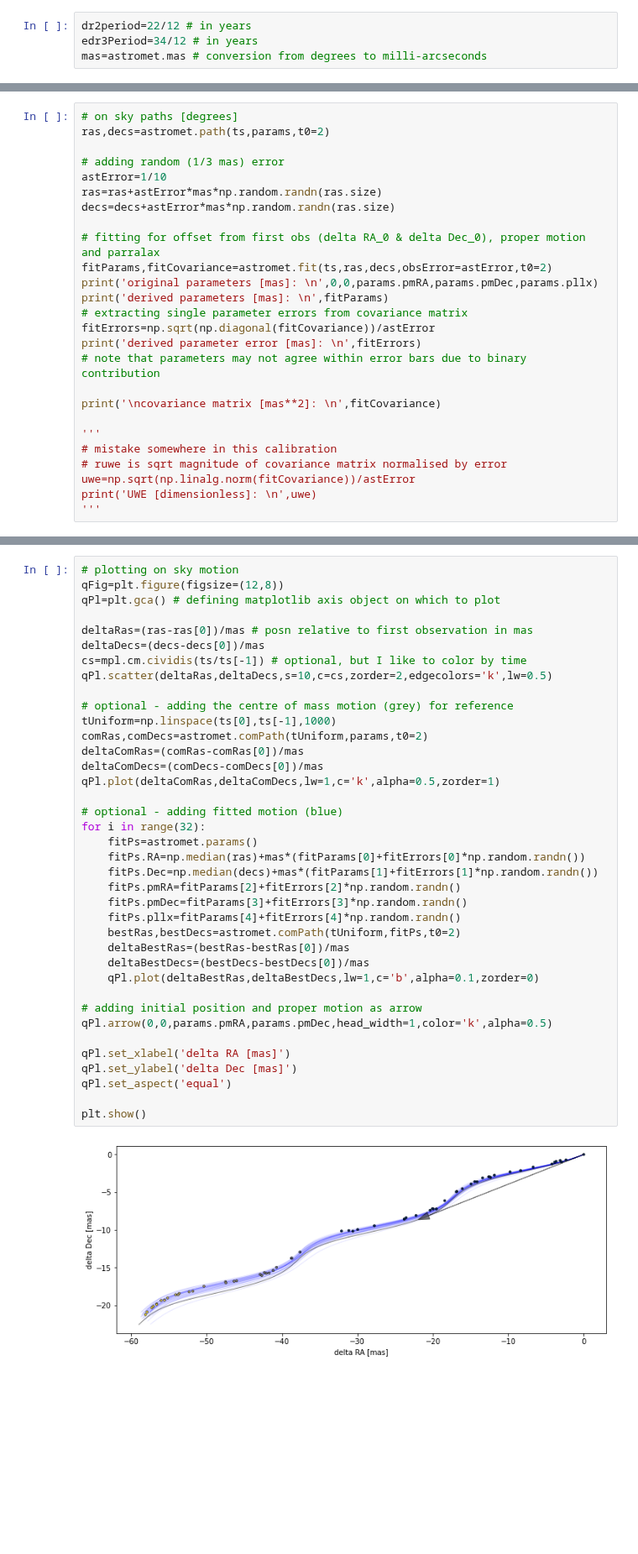
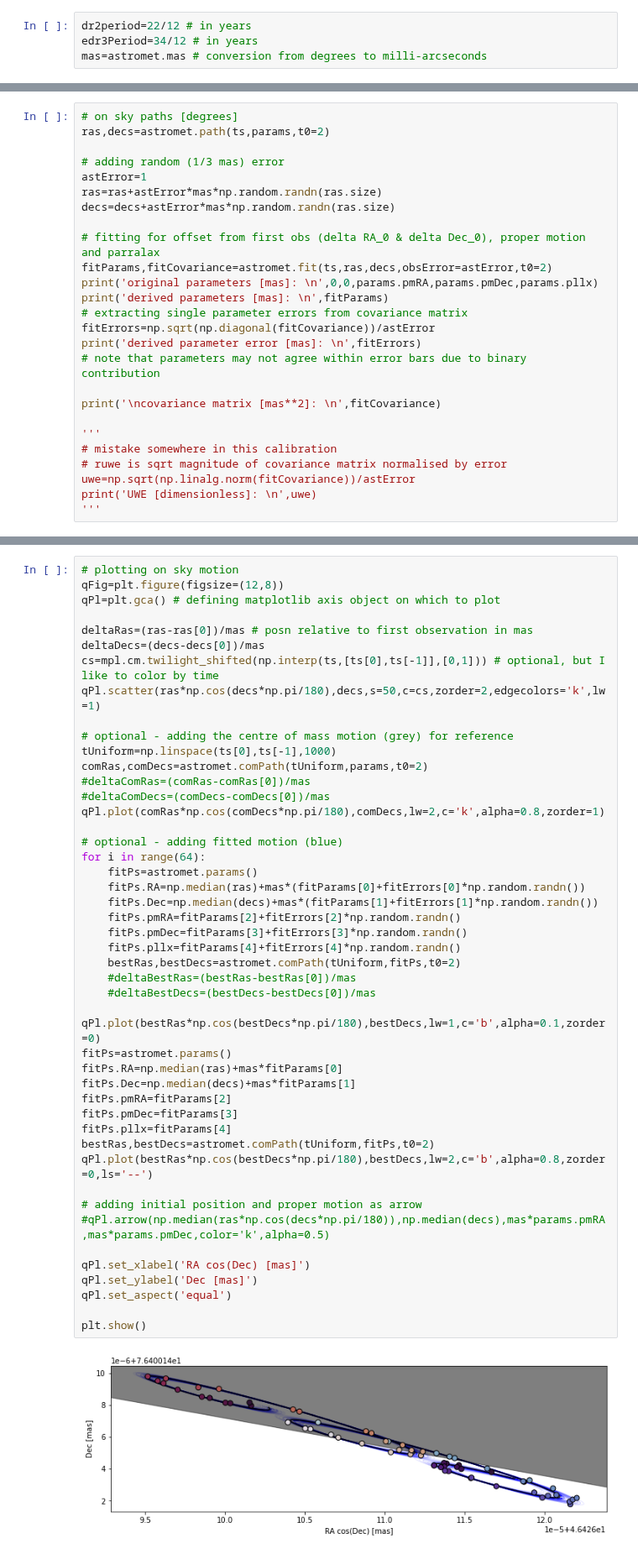
Before and after one commit to zpenoyre/astromet.py, a Jupyter notebook: example.ipynb, the cells around one changed output, grey strips where cells are left out. Shown at 84% size. Drawn from its saved outputs; the diff is of its cells as text; blank space fills up the shorter version.

```diff
--- a/example.ipynb
+++ b/example.ipynb
@@ -78,7 +77,7 @@ Time of first binary periapse [years]:
 ras,decs=astromet.path(ts,params,t0=2)
 
 # adding random (1/3 mas) error
-astError=1/10
+astError=1
 ras=ras+astError*mas*np.random.randn(ras.size)
 decs=decs+astError*mas*np.random.randn(ras.size)
 
@@ -122,40 +121,48 @@ covariance matrix [mas**2]:
 # %%
 # plotting on sky motion
 qFig=plt.figure(figsize=(12,8))
 qPl=plt.gca() # defining matplotlib axis object on which to plot
 
 deltaRas=(ras-ras[0])/mas # posn relative to first observation in mas
 deltaDecs=(decs-decs[0])/mas
-cs=mpl.cm.cividis(ts/ts[-1]) # optional, but I like to color by time
-qPl.scatter(deltaRas,deltaDecs,s=10,c=cs,zorder=2,edgecolors='k',lw=0.5)
+cs=mpl.cm.twilight_shifted(np.interp(ts,[ts[0],ts[-1]],[0,1])) # optional, but I like to color by time
+qPl.scatter(ras*np.cos(decs*np.pi/180),decs,s=50,c=cs,zorder=2,edgecolors='k',lw=1)
 
 # optional - adding the centre of mass motion (grey) for reference
 tUniform=np.linspace(ts[0],ts[-1],1000)
 comRas,comDecs=astromet.comPath(tUniform,params,t0=2)
-deltaComRas=(comRas-comRas[0])/mas
-deltaComDecs=(comDecs-comDecs[0])/mas
-qPl.plot(deltaComRas,deltaComDecs,lw=1,c='k',alpha=0.5,zorder=1)
+#deltaComRas=(comRas-comRas[0])/mas
+#deltaComDecs=(comDecs-comDecs[0])/mas
+qPl.plot(comRas*np.cos(comDecs*np.pi/180),comDecs,lw=2,c='k',alpha=0.8,zorder=1)
 
 # optional - adding fitted motion (blue)
-for i in range(32):
+for i in range(64):
     fitPs=astromet.params()
     fitPs.RA=np.median(ras)+mas*(fitParams[0]+fitErrors[0]*np.random.randn())
     fitPs.Dec=np.median(decs)+mas*(fitParams[1]+fitErrors[1]*np.random.randn())
     fitPs.pmRA=fitParams[2]+fitErrors[2]*np.random.randn()
     fitPs.pmDec=fitParams[3]+fitErrors[3]*np.random.randn()
     fitPs.pllx=fitParams[4]+fitErrors[4]*np.random.randn()
     bestRas,bestDecs=astromet.comPath(tUniform,fitPs,t0=2)
-    deltaBestRas=(bestRas-bestRas[0])/mas
-    deltaBestDecs=(bestDecs-bestDecs[0])/mas
-    qPl.plot(deltaBestRas,deltaBestDecs,lw=1,c='b',alpha=0.1,zorder=0)
+    #deltaBestRas=(bestRas-bestRas[0])/mas
+    #deltaBestDecs=(bestDecs-bestDecs[0])/mas
+    qPl.plot(bestRas*np.cos(bestDecs*np.pi/180),bestDecs,lw=1,c='b',alpha=0.1,zorder=0)
+fitPs=astromet.params()
+fitPs.RA=np.median(ras)+mas*fitParams[0]
+fitPs.Dec=np.median(decs)+mas*fitParams[1]
+fitPs.pmRA=fitParams[2]
+fitPs.pmDec=fitParams[3]
+fitPs.pllx=fitParams[4]
+bestRas,bestDecs=astromet.comPath(tUniform,fitPs,t0=2)
+qPl.plot(bestRas*np.cos(bestDecs*np.pi/180),bestDecs,lw=2,c='b',alpha=0.8,zorder=0,ls='--')
 
 # adding initial position and proper motion as arrow
-qPl.arrow(0,0,params.pmRA,params.pmDec,head_width=1,color='k',alpha=0.5)
+#qPl.arrow(np.median(ras*np.cos(decs*np.pi/180)),np.median(decs),mas*params.pmRA,mas*params.pmDec,color='k',alpha=0.5)
 
-qPl.set_xlabel('delta RA [mas]')
-qPl.set_ylabel('delta Dec [mas]')
+qPl.set_xlabel('RA cos(Dec) [mas]')
+qPl.set_ylabel('Dec [mas]')
 qPl.set_aspect('equal')
 
 plt.show()
 # %% [output]
-[figure, old version]
+[figure, new version]
```
Also changed, not shown: parts of 2 cells of this notebook, 1 other file.
